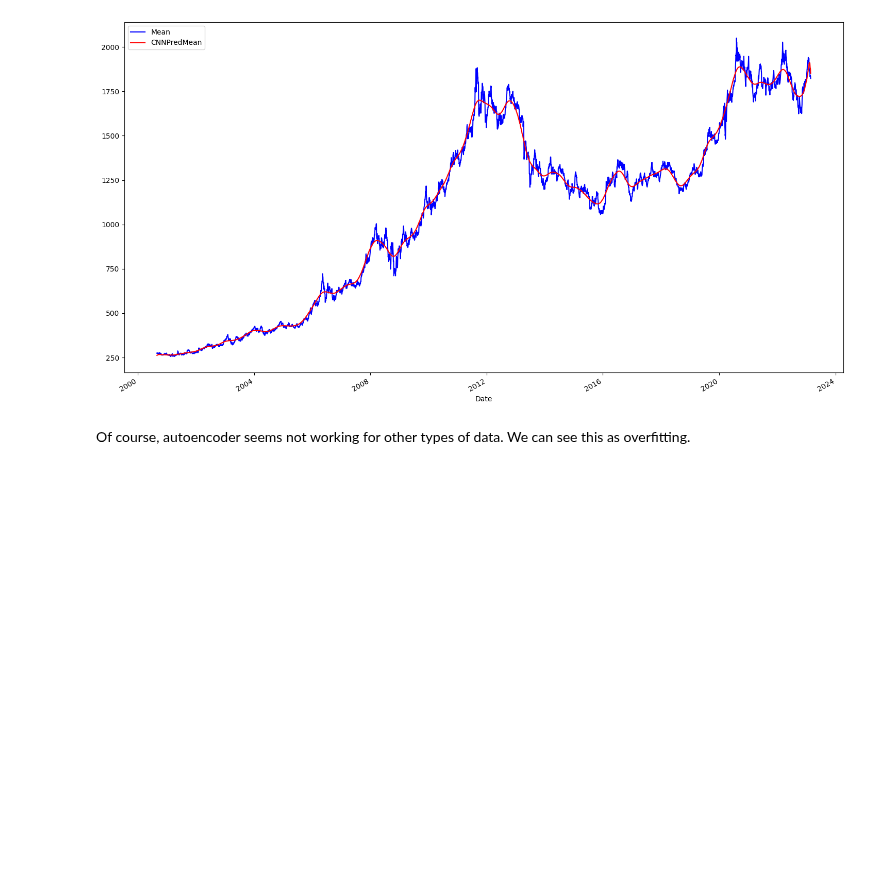
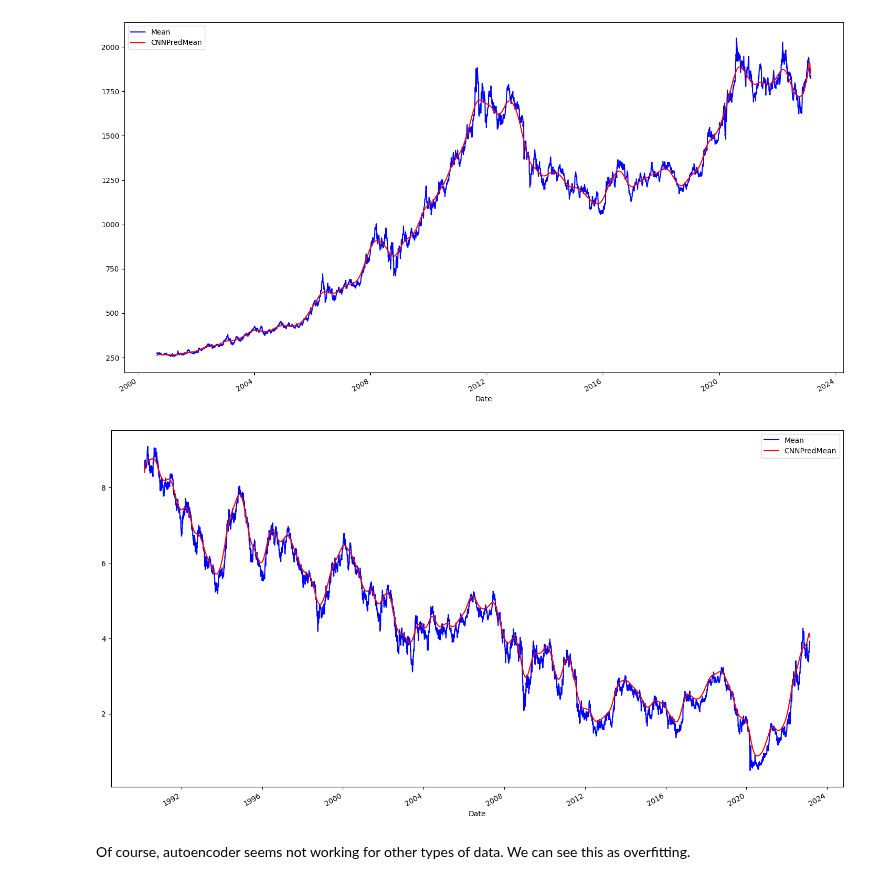
Before and after one commit to SOL1archive/Fin-Data-Denoising, a Jupyter notebook: autoencoder-test.ipynb, the cells around one changed output. Cells and saved outputs as stored; diff of their text form; code cells hidden in the pictures; blank space fills up the shorter version.

```diff
--- a/autoencoder-test.ipynb
+++ b/autoencoder-test.ipynb
@@ -81,4 +81,4 @@ def get_data(data_name, minmax_scaling=True):
 # %%
 snp_df, snp_data = get_data('snp', False)
 gold_df, gold_data = get_data('gold', False)
-currency_df, currency_data = get_data('krw-usd')
+bond_df, bond_data = get_data('treasury-yield-10y', False)
@@ -88,7 +88,7 @@ Although the distribution of gold, currency exchange would be very different wit
 device = 'cuda' if torch.cuda.is_available() else 'cpu'
 snp_data = snp_data.to(device)
 gold_data = gold_data.to(device)
-currency_data = currency_data.to(device)
+bond_data = bond_data.to(device)
 
 cnn_encoder = cnn_encoder.to(device)
 cnn_decoder = cnn_decoder.to(device)
@@ -100,8 +100,8 @@ def predict(df, data):
     return df
 # %%
 snp_df = predict(snp_df, snp_data)
-currency_df = predict(currency_df, currency_data)
 gold_df = predict(gold_df, gold_data)
+bond_df = predict(bond_df, bond_data)
 # %%
 _ = snp_df[['Mean', 'CNNPredMean']].plot(color=['b', 'r'], figsize=(18, 10))
 # %% [output]
@@ -114,5 +110,9 @@ _ = currency_df[['Mean', 'CNNPredMean']].plot(color=['b', 'r'], figsize=(18, 10)
 _ = gold_df[['Mean', 'CNNPredMean']].plot(color=['b', 'r'], figsize=(18, 10))
 # %% [output]
 [figure]
+# %%
+_ = bond_df[['Mean', 'CNNPredMean']].plot(color=['b', 'r'], figsize=(18, 10))
+# %% [output]
+[figure, added]
 # %% [markdown]
 Of course, autoencoder seems not working for other types of data. We can see this as overfitting.
```
Also changed, not shown: parts of 3 cells of this notebook.
